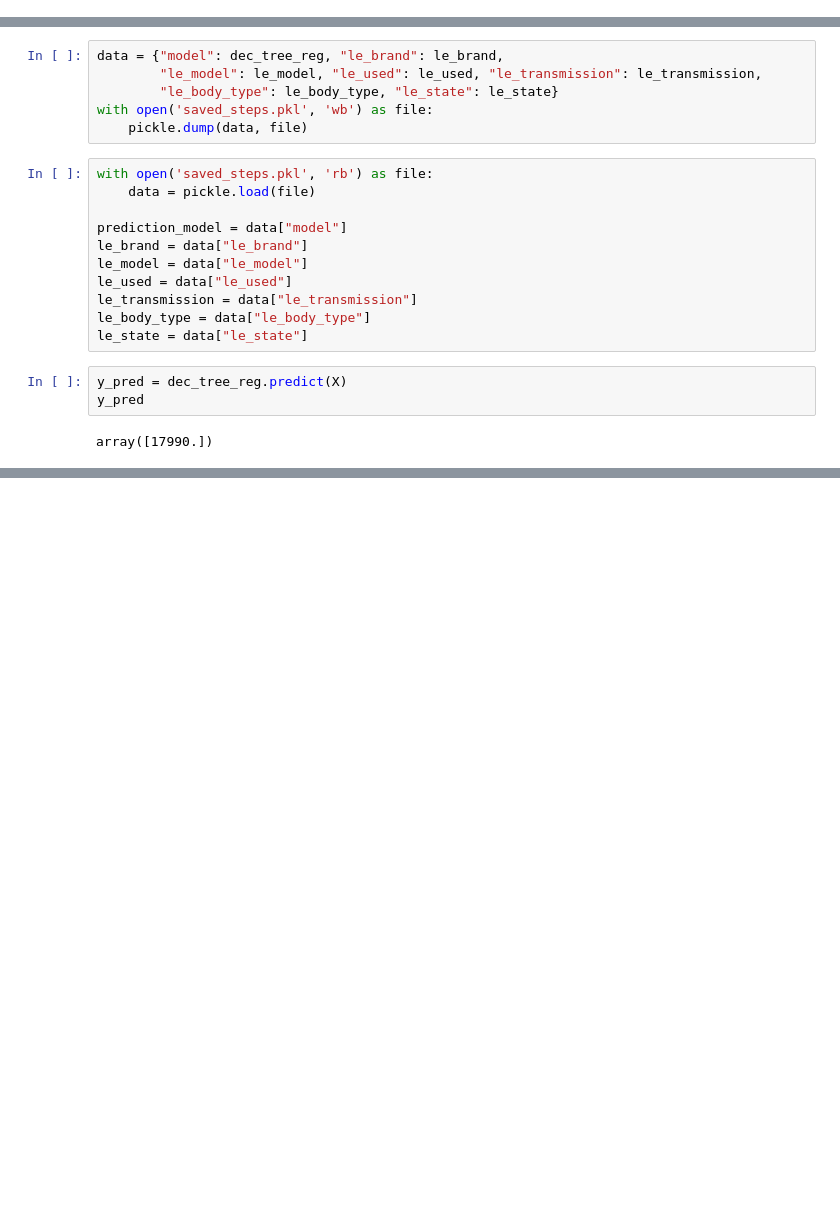
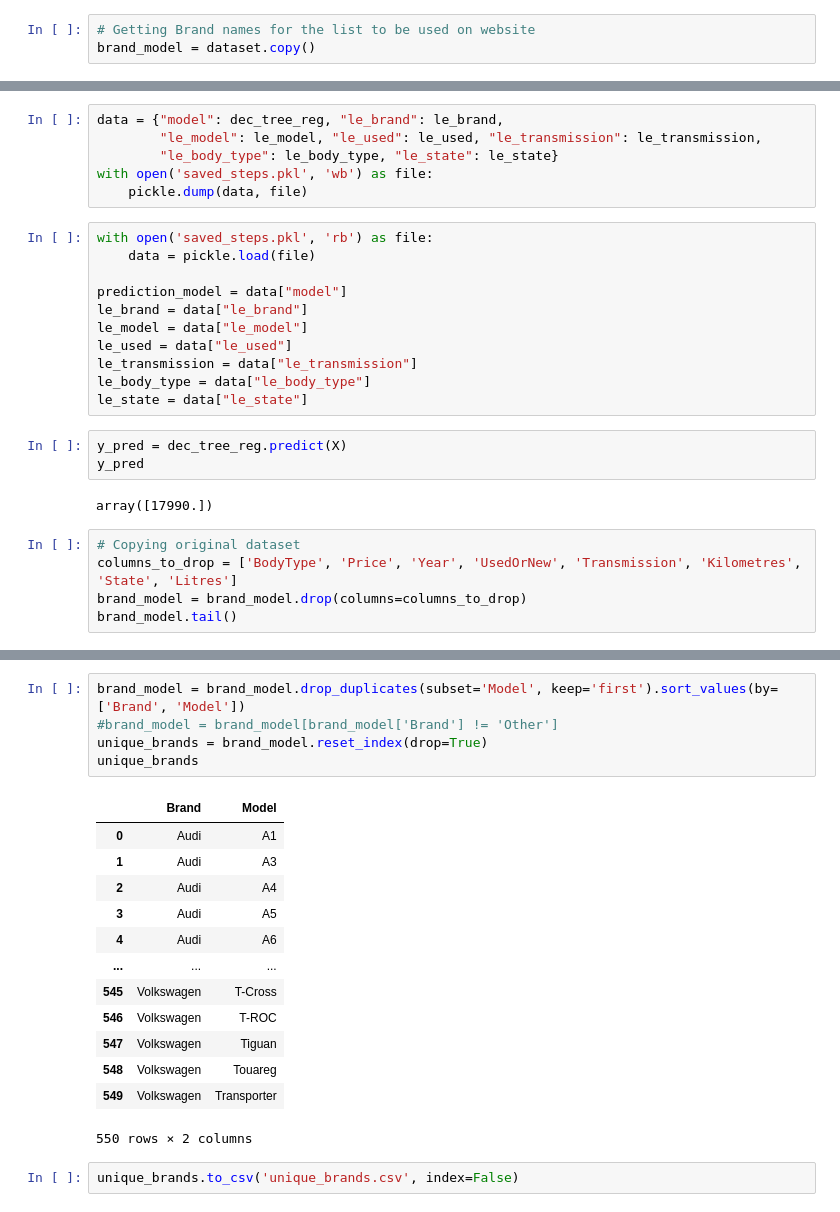
Before and after one commit to zquiroga/Project-4---Group-No.1, a Jupyter notebook: vehicle-prices-Copy1.ipynb, the cells around one changed output, grey strips where cells are left out. Cells and saved outputs as stored; diff of their text form; blank space fills up the shorter version.

```diff
--- a/vehicle-prices-Copy1.ipynb
+++ b/vehicle-prices-Copy1.ipynb
@@ -216,6 +216,9 @@ GWM               128
 Land              125
 Lexus             123
 Name: Brand, dtype: int64
+# %%
+# Getting Brand names for the list to be used on website
+brand_model = dataset.copy()
 # %%
 # checking the number of rows and columns
 dataset.shape
@@ -414,3 +433,8 @@ y_pred = dec_tree_reg.predict(X)
 y_pred
 # %% [output]
 array([17990.])
+# %%
+# Copying original dataset
+columns_to_drop = ['BodyType', 'Price', 'Year', 'UsedOrNew', 'Transmission', 'Kilometres', 'State', 'Litres']
+brand_model = brand_model.drop(columns=columns_to_drop)
+brand_model.tail()
@@ -416,0 +448,21 @@ array([17990.])
+# %%
+brand_model = brand_model.drop_duplicates(subset='Model', keep='first').sort_values(by=['Brand', 'Model'])
+#brand_model = brand_model[brand_model['Brand'] != 'Other']
+unique_brands = brand_model.reset_index(drop=True)
+unique_brands
+# %% [output]
+|  | Brand | Model |
+| 0 | Audi | A1 |
+| 1 | Audi | A3 |
+| 2 | Audi | A4 |
+| 3 | Audi | A5 |
+| 4 | Audi | A6 |
+| ... | ... | ... |
+| 545 | Volkswagen | T-Cross |
+| 546 | Volkswagen | T-ROC |
+| 547 | Volkswagen | Tiguan |
+| 548 | Volkswagen | Touareg |
+| 549 | Volkswagen | Transporter |
+550 rows × 2 columns
+# %%
+unique_brands.to_csv('unique_brands.csv', index=False)
```
Also changed, not shown: parts of 4 cells of this notebook, 3 other files.
